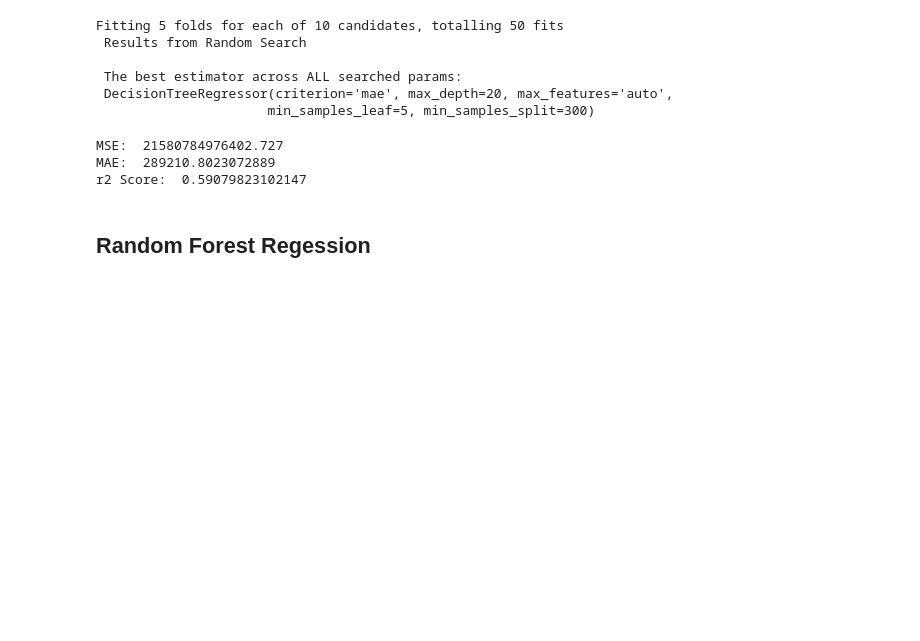
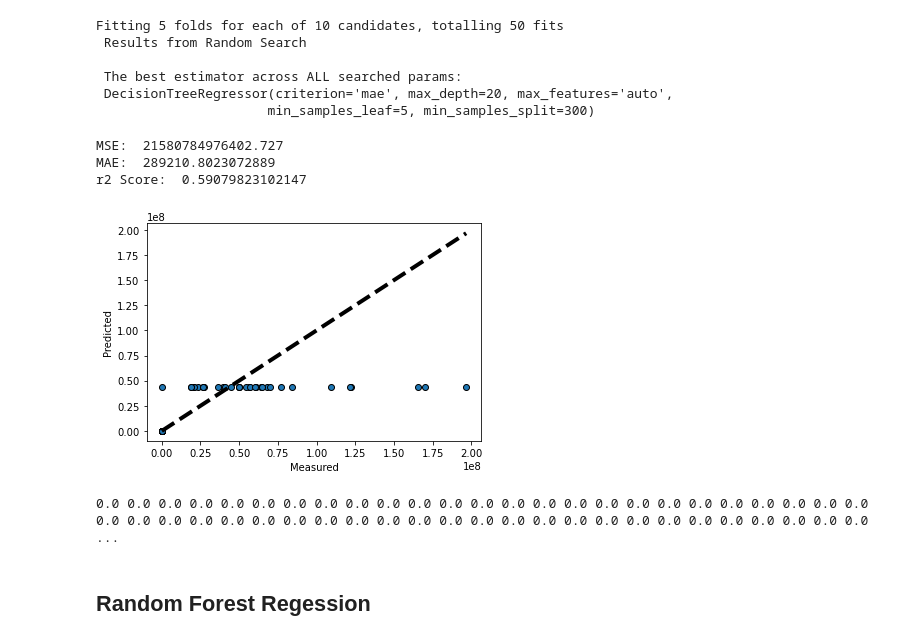
Before and after one commit to larsenk23/Capstone2, a Jupyter notebook: Modeling.ipynb, the cells around one changed output. Saved outputs shown, nothing was run; the diff lists cells and outputs as text; code cells hidden in the pictures; blank space fills up the shorter version.

```diff
--- a/Modeling.ipynb
+++ b/Modeling.ipynb
@@ -128,6 +137,20 @@ print('r2 Score: ', r2)
 MSE:  21580784976402.727
 MAE:  289210.8023072889
 r2 Score:  0.59079823102147
+# %%
+fig, ax = plt.subplots()
+ax.scatter(y_test, y_pred, edgecolors=(0, 0, 0))
+ax.plot([y_test.min(), y_test.max()], [y_test.min(), y_test.max()], 'k--', lw=4)
+ax.set_xlabel('Measured')
+ax.set_ylabel('Predicted')
+plt.show()
+# %% [output]
+[figure, added]
+# %%
+for i in y_pred:
+    print(i, end = ' ')
+# %% [output]
+0.0 0.0 0.0 0.0 0.0 0.0 0.0 0.0 0.0 0.0 0.0 0.0 0.0 0.0 0.0 0.0 0.0 0.0 0.0 0.0 0.0 0.0 0.0 0.0 0.0 0.0 0.0 0.0 0.0 0.0 0.0 0.0 0.0 0.0 0.0 0.0 0.0 0.0 0.0 0.0 0.0 0.0 0.0 0.0 0.0 0.0 0.0 0.0 0.0 0.0  ...
 # %% [markdown]
 ## Random Forest Regession
 # %%
```
Also changed, not shown: parts of 10 cells of this notebook.
